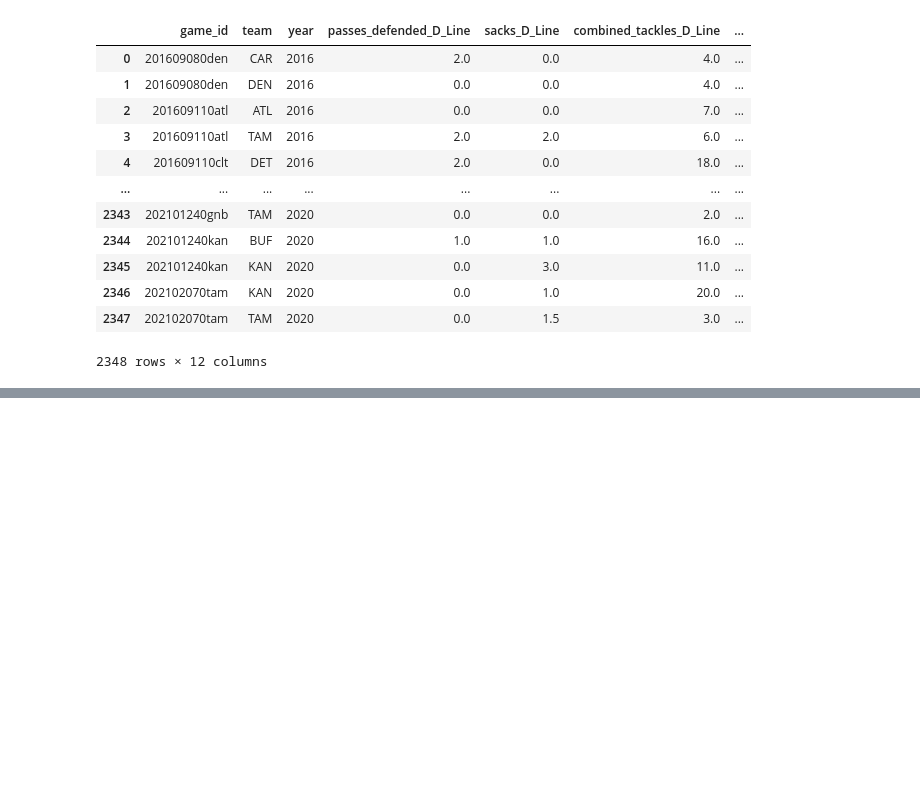
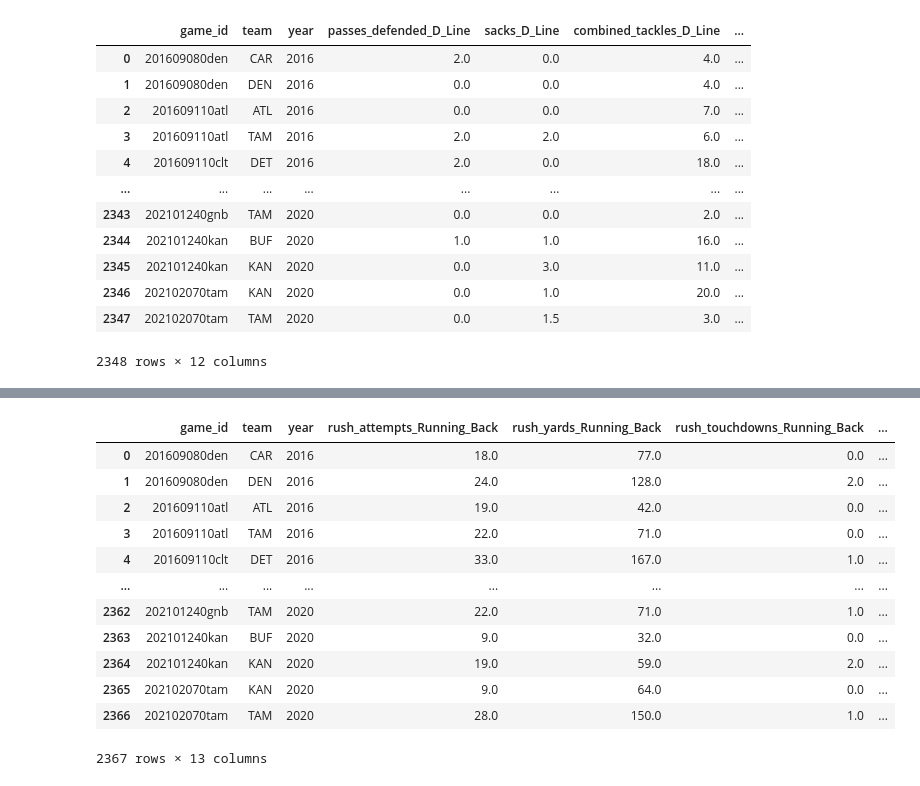
Before and after one commit to WillRobinson152/NFL_Analysis, a Jupyter notebook: CleanDataForEDA.ipynb, the cells around one changed output, grey strips where cells are left out. Drawn from its saved outputs; the diff is of its cells as text; code cells hidden in the pictures; blank space fills up the shorter version.

```diff
--- a/CleanDataForEDA.ipynb
+++ b/CleanDataForEDA.ipynb
@@ -788,0 +708,24 @@ Name: position_group, dtype: int64
+# %%
+rb_values = ['rush_attempts', 'rush_yards', 'rush_touchdowns',
+            'times_pass_target', 'receptions', 'receiving_yards', 'receiving_touchdowns',
+            'fumbles', 'fumbles_lost']
+rb = get_pg(gameplay, 'Running Back', rb_values)
+rb.rename(columns={'game_id_':'game_id', 'team_':'team', 'year_':'year'}, inplace=True)
+col_no_spaces = rb.columns.str.replace(' ','_')
+rb.rename(columns=dict(zip(rb.columns, col_no_spaces)),inplace=True)
+rb['target_catch_perc_Running_Back'] = round(rb.receptions_Running_Back/rb.times_pass_target_Running_Back,2)
+rb
+# %% [output]
+|  | game_id | team | year | rush_attempts_Running_Back | rush_yards_Running_Back | rush_touchdowns_Running_Back | ... |
+| 0 | 201609080den | CAR | 2016 | 18.0 | 77.0 | 0.0 | ... |
+| 1 | 201609080den | DEN | 2016 | 24.0 | 128.0 | 2.0 | ... |
+| 2 | 201609110atl | ATL | 2016 | 19.0 | 42.0 | 0.0 | ... |
+| 3 | 201609110atl | TAM | 2016 | 22.0 | 71.0 | 0.0 | ... |
+| 4 | 201609110clt | DET | 2016 | 33.0 | 167.0 | 1.0 | ... |
+| ... | ... | ... | ... | ... | ... | ... | ... |
+| 2362 | 202101240gnb | TAM | 2020 | 22.0 | 71.0 | 1.0 | ... |
+| 2363 | 202101240kan | BUF | 2020 | 9.0 | 32.0 | 0.0 | ... |
+| 2364 | 202101240kan | KAN | 2020 | 19.0 | 59.0 | 2.0 | ... |
+| 2365 | 202102070tam | KAN | 2020 | 9.0 | 64.0 | 0.0 | ... |
+| 2366 | 202102070tam | TAM | 2020 | 28.0 | 150.0 | 1.0 | ... |
+2367 rows × 13 columns
```
Also changed, not shown: parts of 44 cells of this notebook.
